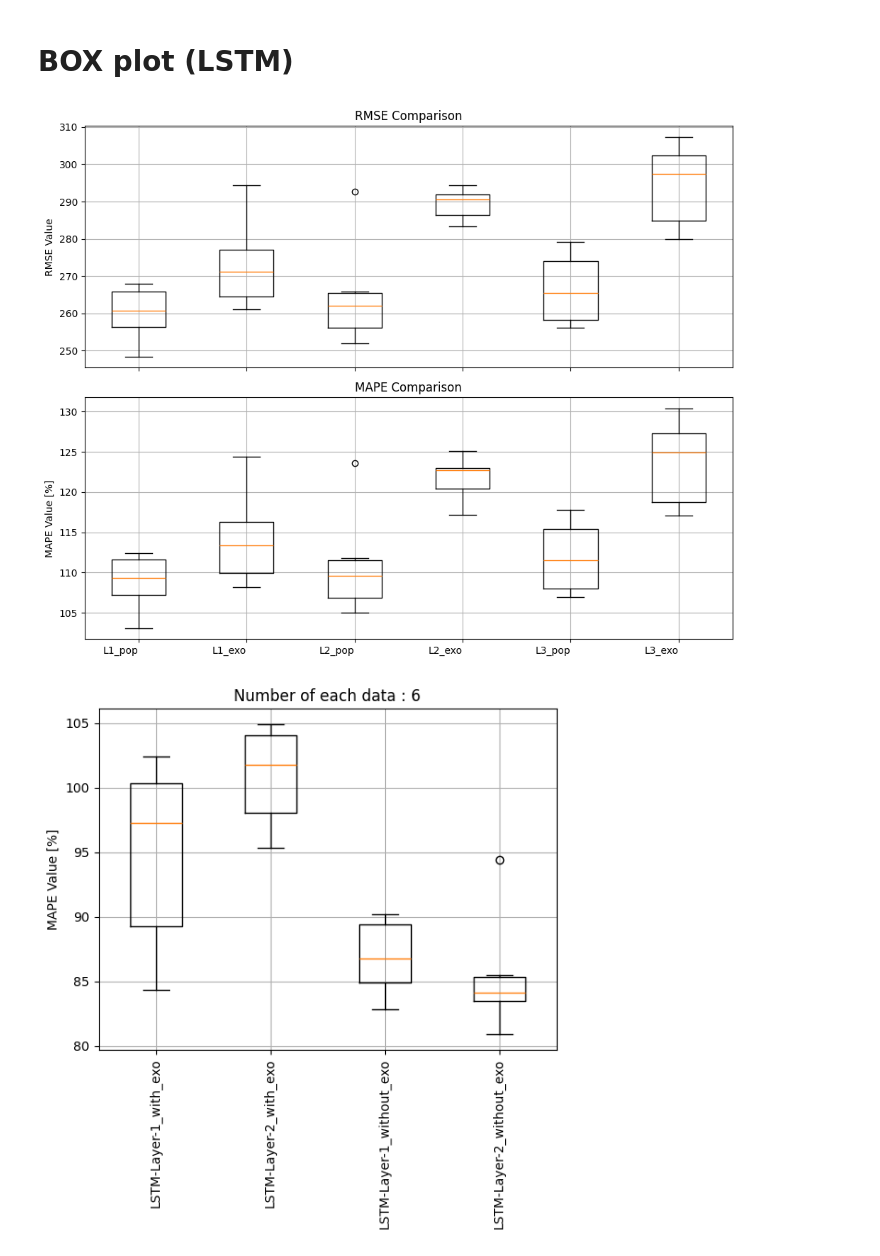
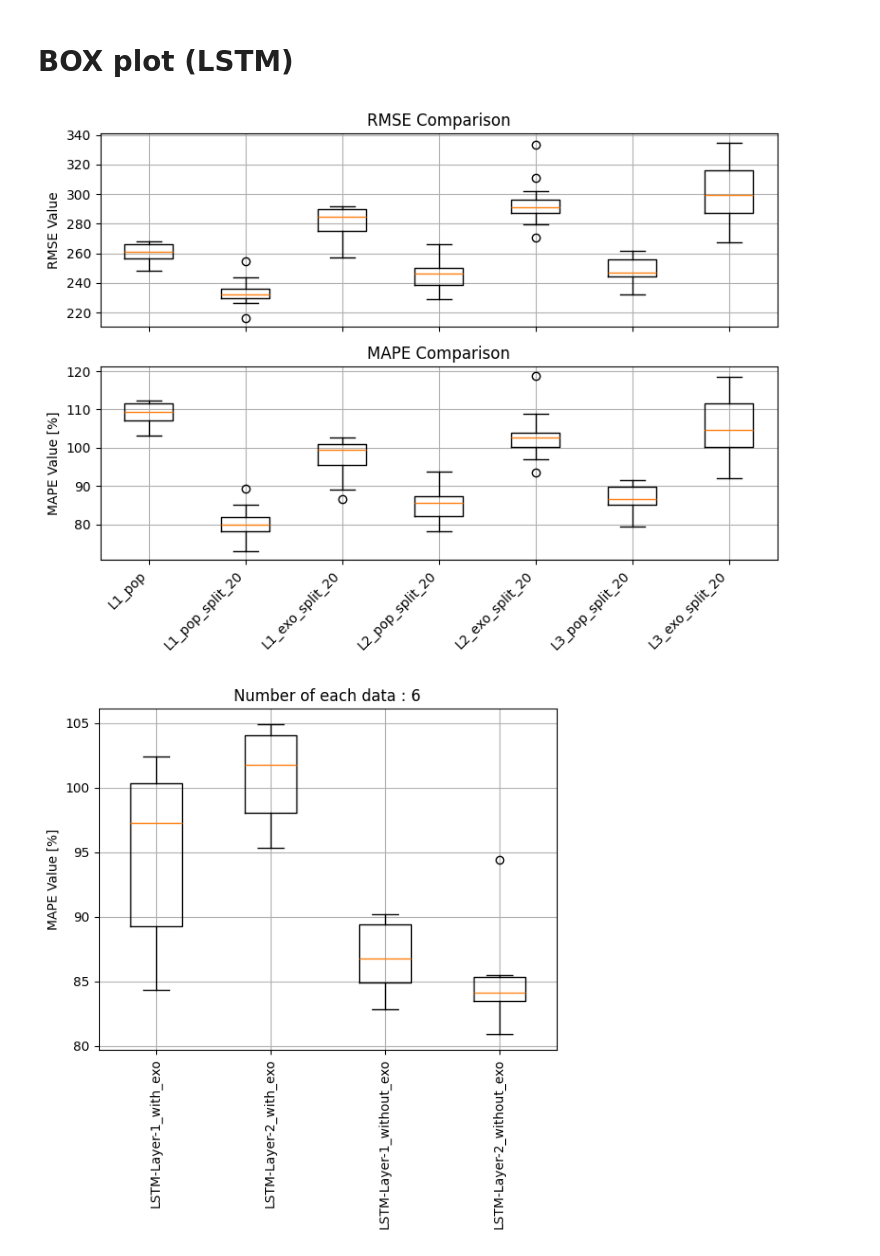
Before and after one commit to ShinISHII/Forecasting_population, a Jupyter notebook: summarize.ipynb, the cells around one changed output. Saved outputs shown, nothing was run; the diff lists cells and outputs as text; code cells hidden in the pictures.

Commit message:
made a better graph

```diff
--- a/summarize.ipynb
+++ b/summarize.ipynb
@@ -379,48 +379,54 @@ sys.path.append(module_path)
 
 import evaluate
 
-# パスのリスト
+# パスのリスト（合計12）
 paths = {
     'L1_pop': './LSTM/pickles/L1_pop',
-    'L1_exo': './LSTM/pickles/L1_exo',
-    'L2_pop': './LSTM/pickles/L2_pop',
-    'L2_exo': './LSTM/pickles/L2_exo',
-    'L3_pop': './LSTM/pickles/L3_pop',
-    'L3_exo': './LSTM/pickles/L3_exo'
+    'L1_pop_split_20': './LSTM/pickles/L1_pop_split_20',
+    # 'L1_exo': './LSTM/pickles/L1_exo',
+    'L1_exo_split_20': './LSTM/pickles/L1_exo_split_20',
+    # 'L2_pop': './LSTM/pickles/L2_pop',
+    'L2_pop_split_20': './LSTM/pickles/L2_pop_split_20',
+    # 'L2_exo': './LSTM/pickles/L2_exo',
+    'L2_exo_split_20': './LSTM/pickles/L2_exo_split_20',
+    # 'L3_pop': './LSTM/pickles/L3_pop',
+    'L3_pop_split_20': './LSTM/pickles/L3_pop_split_20',
+    # 'L3_exo': './LSTM/pickles/L3_exo',
+    'L3_exo_split_20': './LSTM/pickles/L3_exo_split_20'
 }
 
 # 各モデルの評価メトリクスを格納するリスト
 list_rmse = []
 list_mape = []
 
 # 各パスに対してデータを取得
 for path_key, path_value in paths.items():
     model = evaluate.MetricsExtractor(path_value)
     list_rmse.append(model.rmse)
     list_mape.append(model.mape)
 
 # プロットエリアの作成
-fig, (ax1, ax2) = plt.subplots(2, 1, sharex=True, figsize=(10, 8))
+fig, (ax1, ax2) = plt.subplots(2, 1, sharex=True, figsize=(8, 6))
 
 # 上の図（RMSE）
 bp1 = ax1.boxplot(list_rmse)
 ax1.set_ylabel('RMSE Value')
 ax1.set_title('RMSE Comparison')
 ax1.grid()
 
 # 下の図（MAPE）
 bp2 = ax2.boxplot(list_mape)
 ax2.set_ylabel('MAPE Value [%]')
 ax2.set_xticks(range(1, len(paths) + 1))  # x軸の位置を明示的に指定
-ax2.set_xticklabels(paths.keys(), ha='right')  # ラベルを45度回転
+ax2.set_xticklabels(paths.keys(), rotation=45, ha='right')  # ラベルを45度回転
 ax2.set_title('MAPE Comparison')
 ax2.grid()
 
 # プロット表示
 plt.tight_layout()
 plt.show()
 # %% [output]
-[figure, old version]
+[figure, new version]
 # %%
 %matplotlib inline
 import matplotlib.pyplot as plt
```
